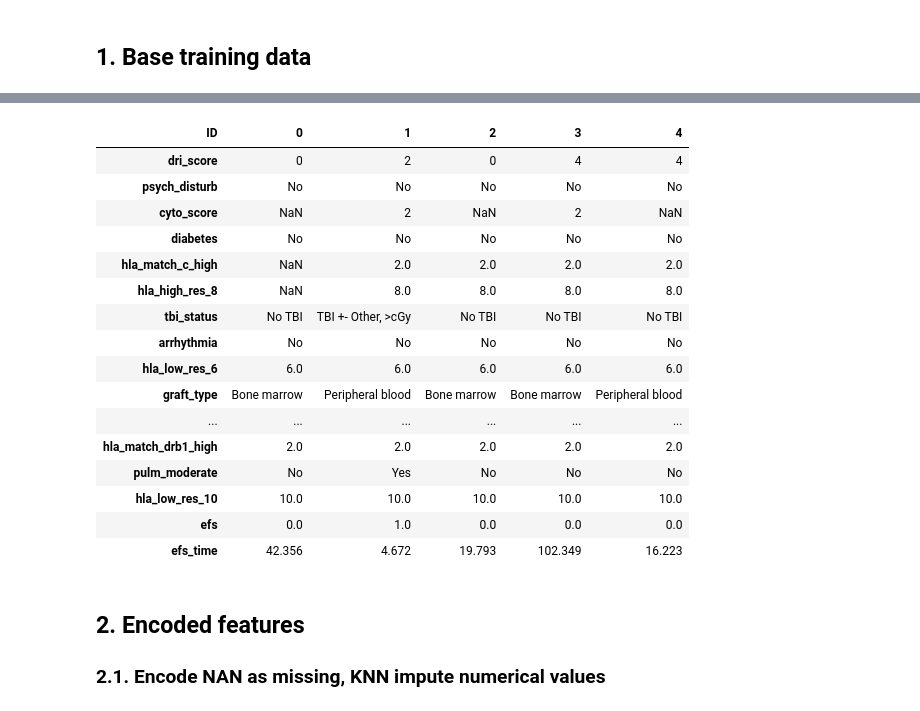
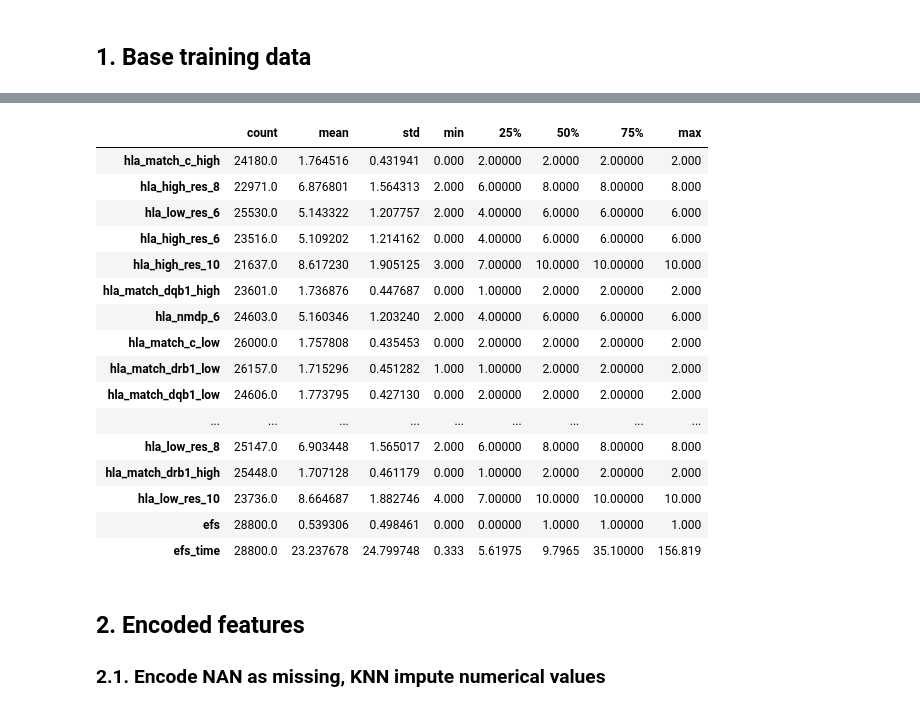
Before and after one commit to gperdrizet/HSCT_survival, a Jupyter notebook: notebooks/02.1-data_cleaning_encoding.ipynb, the cells around one changed output, grey strips where cells are left out. Cells and saved outputs as stored; diff of their text form; code cells hidden in the pictures.

Commit message:
Re-ran with updated base data.

```diff
--- a/notebooks/02.1-data_cleaning_encoding.ipynb
+++ b/notebooks/02.1-data_cleaning_encoding.ipynb
@@ -16,14 +16,11 @@ pd.set_option('display.max_rows', 500)
 
 # Some cleaning/encoding options
 knn_neighbors=5
-one_hot_drop, collinearity=None, 'multicollinear'
-
-# Input data file
-training_file=f'{config.DATA_PATH}/raw/train.csv'
+one_hot_drop, collinearity='first', 'no-multicollinearity'
 
 # Base data: ID column set as index, missing string placeholders converted to nan
 # ordinal categorical features translated to numerical categorical where possible
-data_df_file=f'{config.DATA_PATH}/processed/02.1-data_df.parquet'
+translated_features_file=f'{config.DATA_PATH}/processed/01.1-features_translated.pkl'
 
 # Dummy encoded data with with NAN values encoded as missing for
 # true categorical features and KNN imputed for numerical features
@@ -34,8 +31,6 @@ encoded_all_imputed_data_df_file=f'{config.DATA_PATH}/processed/02.1-{collineari
 
 # Feature info files
 feature_types_dict_file=f'{config.DATA_PATH}/processed/01.1-feature_type_dict.pkl'
-feature_value_translation_dicts_file=f'{config.DATA_PATH}/processed/01.1-feature_value_translation_dicts.pkl'
-nan_placeholders_dict_file=f'{config.DATA_PATH}/processed/01.1-nan_placeholders_list.pkl'
 
 # Model files
 knn_imputer_numerical_features_file=f'{config.MODELS_PATH}/02.1-KNN_imputer_numerical_features.pkl'
@@ -43,29 +38,11 @@ knn_imputer_categorical_features_file=f'{config.MODELS_PATH}/02.1-KNN_imputer_ca
 one_hot_encoder_nan_encoded_file=f'{config.MODELS_PATH}/02.1-{collinearity}_one_hot_encoder_nan_encoded.pkl'
 one_hot_encoder_nan_imputed_file=f'{config.MODELS_PATH}/02.1-{collinearity}_one_hot_encoder_nan_imputed.pkl'
 
-with open(nan_placeholders_dict_file, 'rb') as input_file:
-    nan_placeholders_dict=pickle.load(input_file)
-
-print(f'Missing data place-holder strings: {list(nan_placeholders_dict.keys())}\n')
-
 with open(feature_types_dict_file, 'rb') as input_file:
     feature_types_dict=pickle.load(input_file)
-
-feature_types_dict['True numerical features'].remove('efs_time')
-feature_types_dict['True categorical features'].remove('efs')
 
 print('Feature types:\n')
 
 for feature_type, features in feature_types_dict.items():
     print(f'{feature_type}\n{features}\n')
-
-with open(feature_value_translation_dicts_file, 'rb') as input_file:
-    feature_value_translation_dicts=pickle.load(input_file)
-
-print('Ordinal categorical feature value translations:')
-
-for feature, translation_dict in feature_value_translation_dicts.items():
-    print(f'\n{feature}:')
-    for old_value, new_value in translation_dict.items():
-        print(f'  {old_value} -> {new_value}')
 # %% [output]
@@ -127,0 +64,4 @@ memory usage: 13.2+ MB
+# %%
+# Load the datasets
+data_df=pd.read_parquet(translated_features_file)
+data_df.head().transpose()
@@ -128,23 +106,23 @@ memory usage: 13.2+ MB
 # %%
-data_df.head().transpose()
+data_df.describe().transpose()
 # %% [output]
-| ID | 0 | 1 | 2 | 3 | 4 |
-| dri_score | 0 | 2 | 0 | 4 | 4 |
-| psych_disturb | No | No | No | No | No |
-| cyto_score | NaN | 2 | NaN | 2 | NaN |
-| diabetes | No | No | No | No | No |
-| hla_match_c_high | NaN | 2.0 | 2.0 | 2.0 | 2.0 |
-| hla_high_res_8 | NaN | 8.0 | 8.0 | 8.0 | 8.0 |
-| tbi_status | No TBI | TBI +- Other, >cGy | No TBI | No TBI | No TBI |
-| arrhythmia | No | No | No | No | No |
-| hla_low_res_6 | 6.0 | 6.0 | 6.0 | 6.0 | 6.0 |
-| graft_type | Bone marrow | Peripheral blood | Bone marrow | Bone marrow | Peripheral blood |
-| ... | ... | ... | ... | ... | ... |
-| hla_match_drb1_high | 2.0 | 2.0 | 2.0 | 2.0 | 2.0 |
-| pulm_moderate | No | Yes | No | No | No |
-| hla_low_res_10 | 10.0 | 10.0 | 10.0 | 10.0 | 10.0 |
-| efs | 0.0 | 1.0 | 0.0 | 0.0 | 0.0 |
-| efs_time | 42.356 | 4.672 | 19.793 | 102.349 | 16.223 |
+|  | count | mean | std | min | 25% | 50% | 75% | max |
+| hla_match_c_high | 24180.0 | 1.764516 | 0.431941 | 0.000 | 2.00000 | 2.0000 | 2.00000 | 2.000 |
+| hla_high_res_8 | 22971.0 | 6.876801 | 1.564313 | 2.000 | 6.00000 | 8.0000 | 8.00000 | 8.000 |
+| hla_low_res_6 | 25530.0 | 5.143322 | 1.207757 | 2.000 | 4.00000 | 6.0000 | 6.00000 | 6.000 |
+| hla_high_res_6 | 23516.0 | 5.109202 | 1.214162 | 0.000 | 4.00000 | 6.0000 | 6.00000 | 6.000 |
+| hla_high_res_10 | 21637.0 | 8.617230 | 1.905125 | 3.000 | 7.00000 | 10.0000 | 10.00000 | 10.000 |
+| hla_match_dqb1_high | 23601.0 | 1.736876 | 0.447687 | 0.000 | 1.00000 | 2.0000 | 2.00000 | 2.000 |
+| hla_nmdp_6 | 24603.0 | 5.160346 | 1.203240 | 2.000 | 4.00000 | 6.0000 | 6.00000 | 6.000 |
+| hla_match_c_low | 26000.0 | 1.757808 | 0.435453 | 0.000 | 2.00000 | 2.0000 | 2.00000 | 2.000 |
+| hla_match_drb1_low | 26157.0 | 1.715296 | 0.451282 | 1.000 | 1.00000 | 2.0000 | 2.00000 | 2.000 |
+| hla_match_dqb1_low | 24606.0 | 1.773795 | 0.427130 | 0.000 | 2.00000 | 2.0000 | 2.00000 | 2.000 |
+| ... | ... | ... | ... | ... | ... | ... | ... | ... |
+| hla_low_res_8 | 25147.0 | 6.903448 | 1.565017 | 2.000 | 6.00000 | 8.0000 | 8.00000 | 8.000 |
+| hla_match_drb1_high | 25448.0 | 1.707128 | 0.461179 | 0.000 | 1.00000 | 2.0000 | 2.00000 | 2.000 |
+| hla_low_res_10 | 23736.0 | 8.664687 | 1.882746 | 4.000 | 7.00000 | 10.0000 | 10.00000 | 10.000 |
+| efs | 28800.0 | 0.539306 | 0.498461 | 0.000 | 0.00000 | 1.0000 | 1.00000 | 1.000 |
+| efs_time | 28800.0 | 23.237678 | 24.799748 | 0.333 | 5.61975 | 9.7965 | 35.10000 | 156.819 |
 # %% [markdown]
 ## 2. Encoded features
 
```
Also changed, not shown: parts of 10 cells of this notebook.
